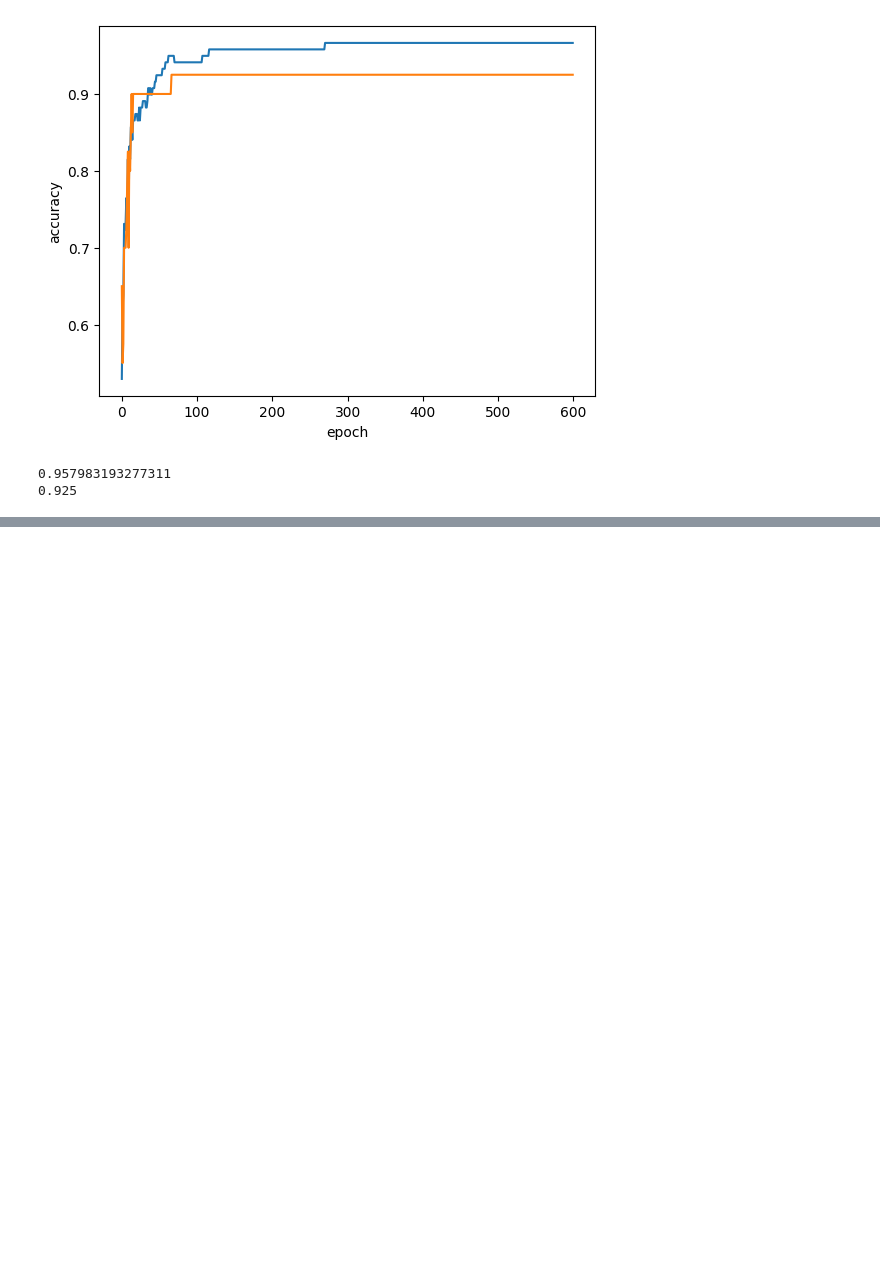
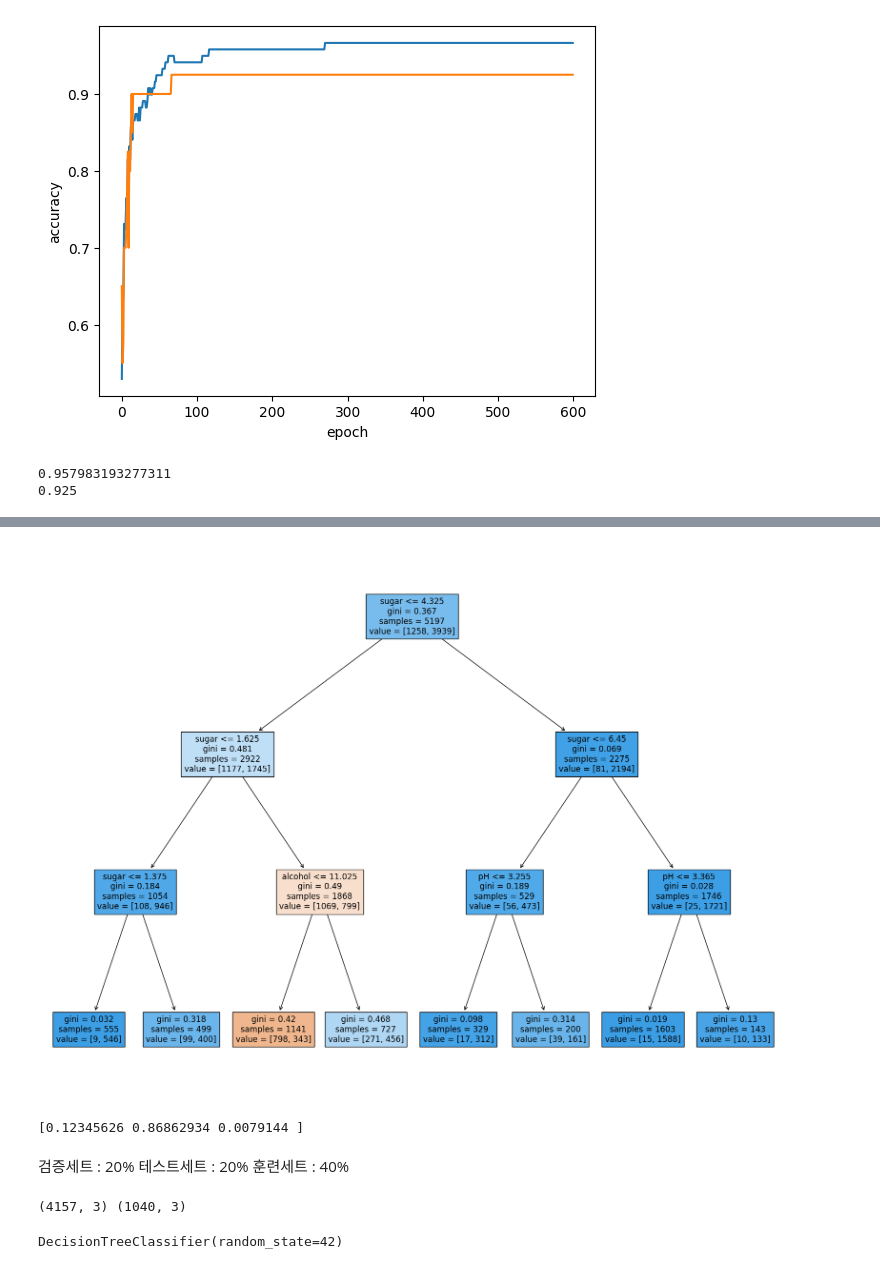
Before and after one commit to nyulnyul/MLEx, a Jupyter notebook: BreamAndSmelt.ipynb, the cells around one changed output, grey strips where cells are left out. Saved outputs shown, nothing was run; the diff lists cells and outputs as text; code cells hidden in the pictures; blank space fills up the shorter version.

```diff
--- a/BreamAndSmelt.ipynb
+++ b/BreamAndSmelt.ipynb
@@ -796,0 +948,14 @@ print(sc.score(test_scaled,test_target))
+# %%
+plt.figure(figsize=(20,15))
+plot_tree(dt, filled=True, feature_names=['alcohol','sugar','pH'])
+plt.show()
+# %% [output]
+[figure, added]
+# %%
+print(dt.feature_importances_)
+# %% [output]
+[0.12345626 0.86862934 0.0079144 ]
+# %% [markdown]
+검증세트 : 20%
+테스트세트 : 20%
+훈련세트 : 40%
@@ -796,0 +965,10 @@ print(sc.score(test_scaled,test_target))
+# %%
+print(sub_input.shape, val_input.shape)
+# %% [output]
+(4157, 3) (1040, 3)
+# %%
+from sklearn.tree import DecisionTreeClassifier
+dt = DecisionTreeClassifier(random_state=42)
+dt.fit(sub_input, sub_target)
+# %% [output]
+DecisionTreeClassifier(random_state=42)
```
Also changed, not shown: parts of 47 cells of this notebook.
